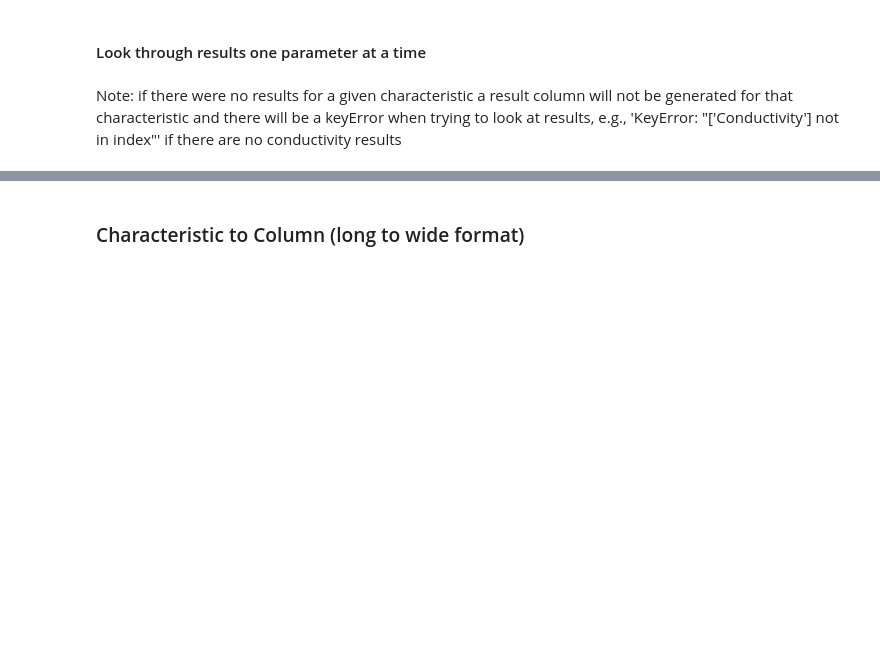
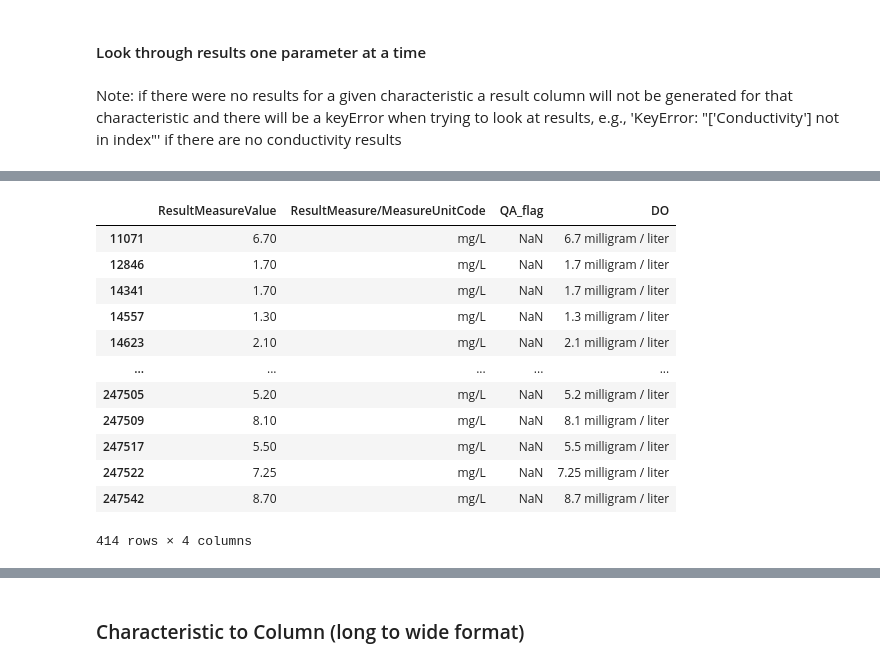
Before and after one commit to USEPA/harmonize-wq, a Jupyter notebook: demos/Harmonize_GOM.ipynb, the cells around one changed output, grey strips where cells are left out. Drawn from its saved outputs; the diff is of its cells as text; code cells hidden in the pictures; blank space fills up the shorter version.

```diff
--- a/demos/Harmonize_GOM.ipynb
+++ b/demos/Harmonize_GOM.ipynb
@@ -321,5 +233,19 @@ df.loc[df['CharacteristicName']=='Temperature, water', cols + ['Temperature']]
 # %%
 # Dissolved Oxygen
-df.loc[df['CharacteristicName']=='Dissolved oxygen (DO)', cols + ['DO']]
+df_cleaned.loc[df_cleaned['CharacteristicName']=='Dissolved oxygen (DO)', cols + ['DO']]
+# %% [output]
+|  | ResultMeasureValue | ResultMeasure/MeasureUnitCode | QA_flag | DO |
+| 11071 | 6.70 | mg/L | NaN | 6.7 milligram / liter |
+| 12846 | 1.70 | mg/L | NaN | 1.7 milligram / liter |
+| 14341 | 1.70 | mg/L | NaN | 1.7 milligram / liter |
+| 14557 | 1.30 | mg/L | NaN | 1.3 milligram / liter |
+| 14623 | 2.10 | mg/L | NaN | 2.1 milligram / liter |
+| ... | ... | ... | ... | ... |
+| 247505 | 5.20 | mg/L | NaN | 5.2 milligram / liter |
+| 247509 | 8.10 | mg/L | NaN | 8.1 milligram / liter |
+| 247517 | 5.50 | mg/L | NaN | 5.5 milligram / liter |
+| 247522 | 7.25 | mg/L | NaN | 7.25 milligram / liter |
+| 247542 | 8.70 | mg/L | NaN | 8.7 milligram / liter |
+414 rows × 4 columns
 # %%
 # pH
```
Also changed, not shown: parts of 52 cells of this notebook.
